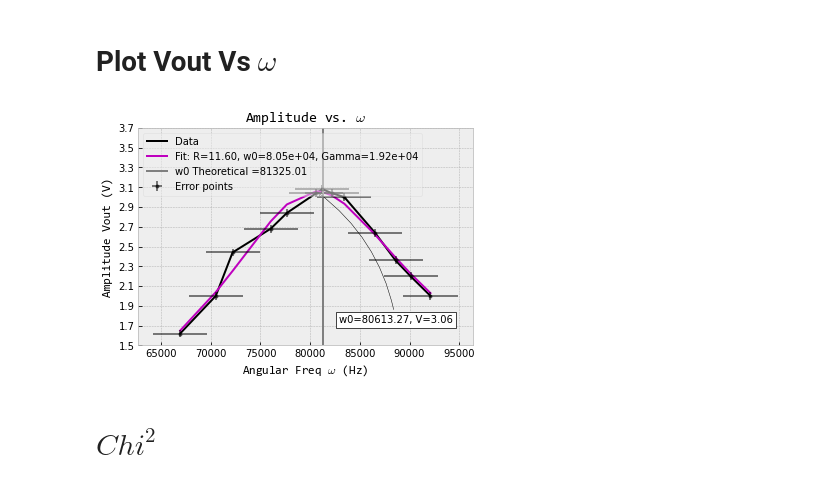
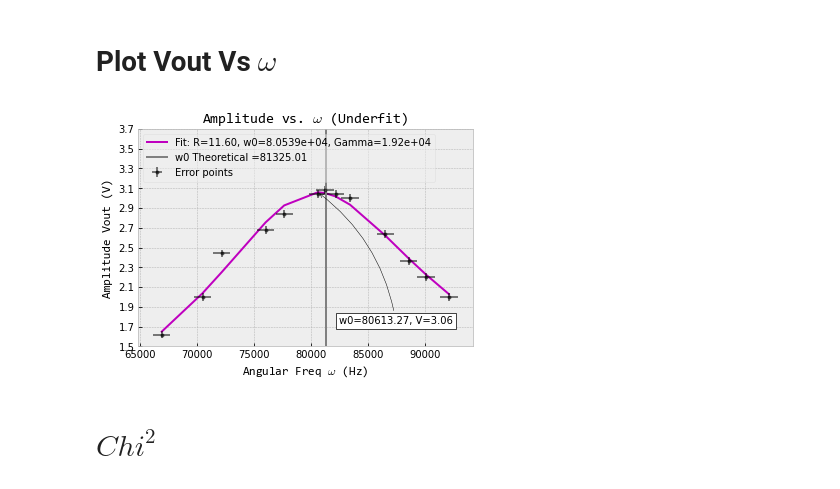
Before and after one commit to Drixitel/134-Lab-Spring-2023, a Jupyter notebook: Code/Chaos/FinalRCLAnalysis.ipynb, the cells around one changed output. Cells and saved outputs as stored; diff of their text form; code cells hidden in the pictures.

```diff
--- a/Code/Chaos/FinalRCLAnalysis.ipynb
+++ b/Code/Chaos/FinalRCLAnalysis.ipynb
@@ -173,7 +173,7 @@ def vRMax(w, V0,w0,Gamma,L,R):
 # %% [markdown]
 # Read in data
 # %%
-RCLdata = pd.read_csv('data3.csv')
+RCLdata = pd.read_csv('dataRCL.csv')
 
 # Create some series
 # voltage
@@ -204,0 +226,18 @@ phistd = np.sqrt(phi2var)
+# %%
+#style
+hfont = {'fontname':'Consolas'}
+plt.figure()
+plt.style.use('bmh')
+
+plt.plot(Freq,Phi, color= 'gray')
+plt.errorbar(Freq,Phi,xerr=FreqSig, yerr=phistd, label = 'Error points', fmt = '.', color= 'black')
+
+
+#Labels
+plt.title("Phase vs. Frequency (f) ", **hfont)
+plt.ylabel("Phase Angle (deg)", **hfont)
+plt.xlabel("Freqquency (Hz)", **hfont)
+
+plt.legend(loc =2,fancybox=True, framealpha=0.5)
+
+plt.savefig("PhiVsFreq.png", bbox_inches='tight')
@@ -295,39 +336,38 @@ def annot_max(x,y, ax=None):
     xmax = x[np.argmax(y)]
     ymax = y.max()
     text= "w0={:.2f}, V={:.2f}".format(xmax, ymax)
     if not ax:
         ax=plt.gca()
     bbox_props = dict(boxstyle="square,pad=0.3", fc="w", ec="k", lw=0.72)
     arrowprops=dict(arrowstyle="->",connectionstyle="arc3,rad=.2", color='black')
     kw = dict(xycoords='data',textcoords="axes fraction",
               arrowprops=arrowprops, bbox=bbox_props, ha="right", va="top")
     ax.annotate(text, xy=(xmax, ymax), xytext=(0.94,0.14), **kw)
 
 annot_max(w,fitline)
 
 
 
 # plot data
-plt.plot(w, Vout, color = 'black', label= 'Data')
-plt.plot(w,fitline, 'm', label= 'Fit: R=%1.2f, w0=%1.2e, Gamma=%1.2e' % tuple(popt2))
+plt.plot(w,fitline, 'm', label= 'Fit: R=%1.2f, w0=%1.4e, Gamma=%1.2e' % tuple(popt2))
 # plt.plot(w,fitline2, 'r', label= 'fit2')
-plt.errorbar(w,Vout,yerr=VoutSig, xerr=w0sig, fmt= '.', ls = None, label= 'Error points', color = 'black', alpha =0.5)
+plt.errorbar(w,Vout,yerr=VoutSig, xerr=wSig, fmt= '.', ls = None, label= 'Error points', color = 'black', alpha =0.5)
 plt.yticks(np.linspace(1.5,3.7,12))
 
 
 
 #Labels
-plt.title("Amplitude vs. $\omega$", **hfont)
+plt.title("Amplitude vs. $\omega$ (Underfit)", **hfont)
 plt.ylabel("Amplitude Vout (V)", **hfont)
 plt.xlabel("Angular Freq $\omega$ (Hz)", **hfont)
 plt.axvline(w0, color ='gray', label =f'w0 Theoretical ={w0:.2f}')
 
 plt.legend(loc =2,fancybox=True, framealpha=0.5)
 
 
-# plt.savefig("AmpVsOmega.png", bbox_inches='tight')
+plt.savefig("AmpVsOmega.png", bbox_inches='tight')
 # %% [output]
-[figure, old version]
+[figure, new version]
 # %% [markdown]
 # $Chi^2$
 # %%
```
Also changed, not shown: parts of 7 cells of this notebook, 11 other files.
